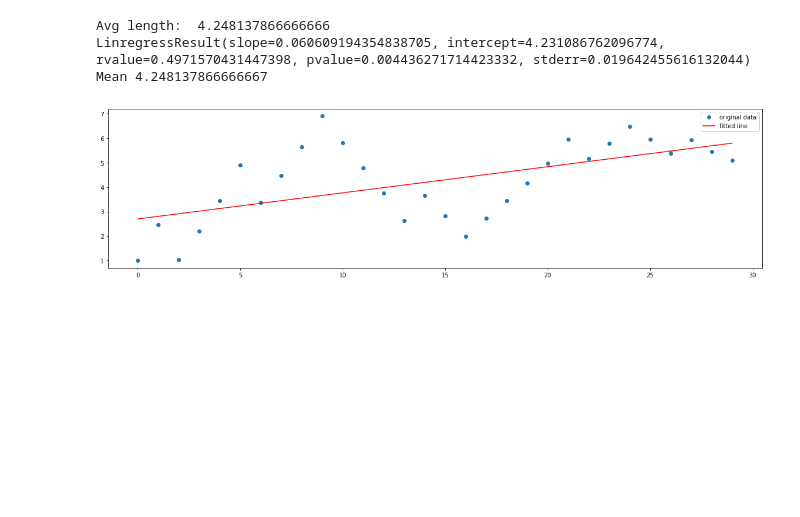
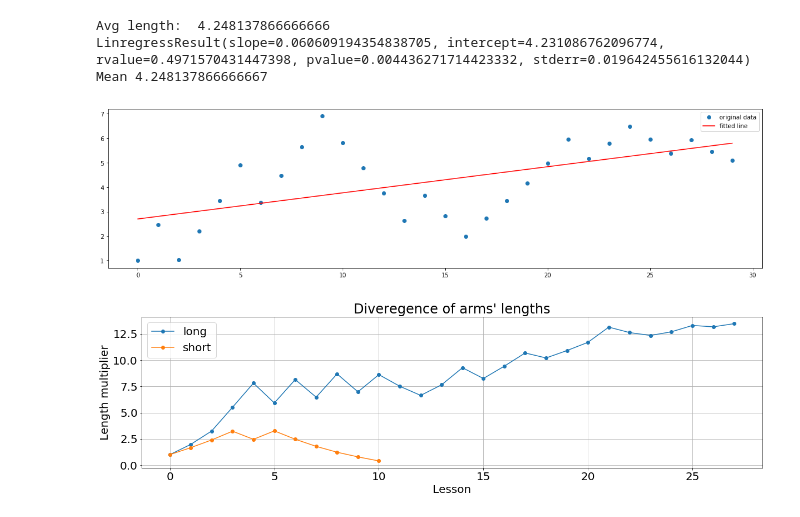
Before and after one commit to AndreeaStefan/SmartuistWrapper, a Jupyter notebook: evaluation/PlotResults.ipynb, the cells around one changed output. Cells and saved outputs as stored; diff of their text form; code cells hidden in the pictures; blank space fills up the shorter version.

```diff
--- a/evaluation/PlotResults.ipynb
+++ b/evaluation/PlotResults.ipynb
@@ -259,3 +259,48 @@ Mean 4.248137866666667
 Player: 52 peak gain: 23.31818 at length: 7.649506
 Player: 62 peak gain: 15.85158 at length: 6.547279
 Player: 63 peak gain: 17.4942 at length: 5.256552
+# %%
+#GRAPHS#
+players = [ 52,36]
+
+SMALL_SIZE = 20
+MEDIUM_SIZE = 20
+BIGGER_SIZE = 24
+
+plt.rc('font', size=SMALL_SIZE)          # controls default text sizes
+plt.rc('axes', titlesize=SMALL_SIZE)     # fontsize of the axes title
+plt.rc('axes', labelsize=MEDIUM_SIZE)    # fontsize of the x and y labels
+plt.rc('xtick', labelsize=SMALL_SIZE)    # fontsize of the tick labels
+plt.rc('ytick', labelsize=SMALL_SIZE)    # fontsize of the tick labels
+plt.rc('legend', fontsize=SMALL_SIZE)    # legend fontsize
+plt.rc('figure', titlesize=BIGGER_SIZE)  # fontsize of the figure title
+
+for p in players:
+    tmp = results[p]
+    prevLength = 1
+    lengths = []
+    gain = []
+    delta = []
+    th = []
+    totalTime = 0
+    for words in tmp:
+        totalTime += float(words[10])
+        lengths.append(float(words[28]))
+        gain.append(float(words[29]))
+        th.append(float(words[11]))
+       # print("Player: "+ str(p) + " gain: " + words[29] + " at length: " + words[28])
+
+    uniqueLengths = [x for i, x in enumerate(lengths) if i == lengths.index(x)]
+    x = list(range(0, len(uniqueLengths)))
+    plt.plot(x, uniqueLengths, 'o-', label=p)
+    uniqueGain = [x for i, x in enumerate(gain) if i == gain.index(x)]
+
+plt.title('Diveregence of arms\' lengths', {'fontsize': BIGGER_SIZE})
+plt.legend(("long", "short"), loc='upper left')
+plt.xlabel("Lesson")
+plt.ylabel("Length multiplier")
+plt.grid(True)
+plt.savefig("DivergenceOfLengths",bbox_inches='tight', dpi=150)
+plt.show()
+# %% [output]
+[figure, added]
```
Also changed, not shown: parts of 1 cell of this notebook, 6 other files.
